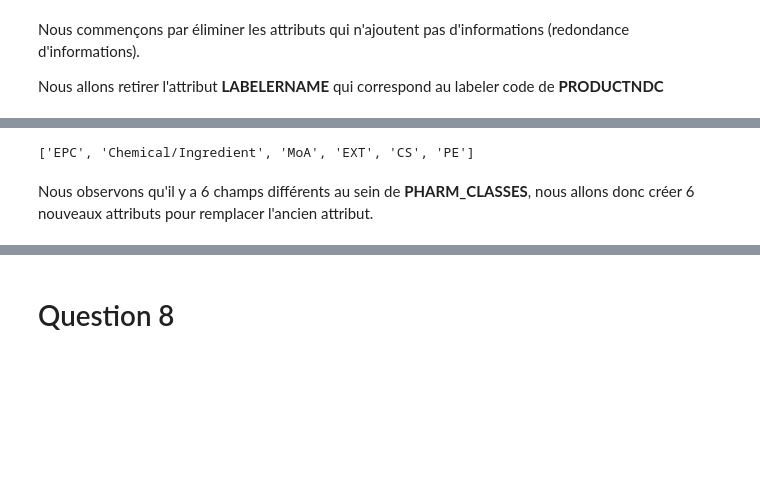
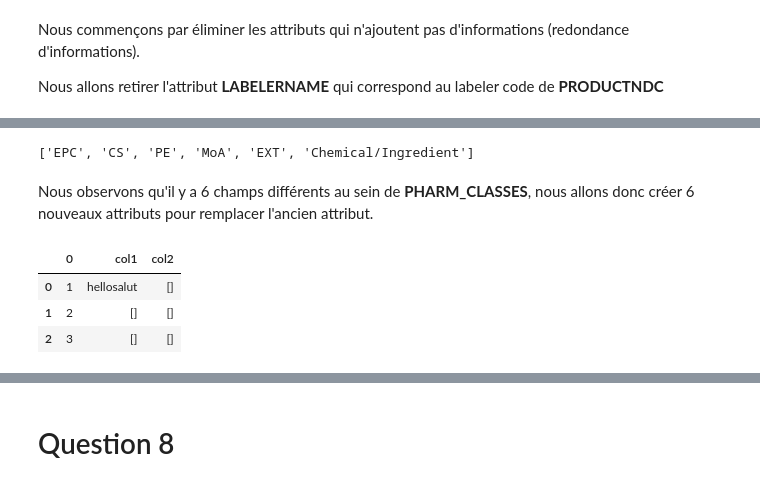
Before and after one commit to JamarcusBernard/tp2_ift870, a Jupyter notebook: tp2.ipynb, the cells around one changed output, grey strips where cells are left out. Cells and saved outputs as stored; diff of their text form; code cells hidden in the pictures; blank space fills up the shorter version.

```diff
--- a/tp2.ipynb
+++ b/tp2.ipynb
@@ -837,14 +836,42 @@ for index, row in pharmClassesNotNull.iterrows():
     for i in range (1,len(a)):
         arrayDifferentsFieldsPharmClasses.append(a[i].split(']')[0])
 
-print(list(set(arrayDifferentsFieldsPharmClasses)))
+attributesPharmClasses = list(set(arrayDifferentsFieldsPharmClasses))
+print(attributesPharmClasses)
 # %% [output]
-['EPC', 'Chemical/Ingredient', 'MoA', 'EXT', 'CS', 'PE']
+['EPC', 'CS', 'PE', 'MoA', 'EXT', 'Chemical/Ingredient']
 # %% [markdown]
 Nous observons qu'il y a 6 champs différents au sein de **PHARM_CLASSES**, nous allons donc créer 6 nouveaux attributs pour remplacer l'ancien attribut.
 # %%
-newAttributes = np.zeros([len(tableMerged),6])
-
+newAttributes = [[[] for ligne in range(len(tableMerged))] for col in range(6)]
 tableMerged[['PHARM_CLASSE_EPC', 'PHARM_CLASSE_EXT','PHARM_CLASSE_MoA','PHARM_CLASSE_CS','PHARM_CLASSE_PE','PHARM_CLASSE_Chemical/Ingredient']] = newAttributes
+# %%
+for index, row in pharmClassesNotNull.iterrows():
+    stringPharmClasse = row['PHARM_CLASSES']
+    a = stringPharmClasse.split(']')
+    for i in range (0,len(a)-1):
+        tableMerged.loc[index,'PHARM_CLASSE_'+a[i].split('[')[1]].append(a[i].split('[')[0].replace(',',''))
+    for j in attributesPharmClasses :
+        tableMerged.loc[index,'PHARM_CLASSE_'+j].sort()
+        tableMerged.loc[index,'PHARM_CLASSE_'+j] = ''.join(tableMerged.loc[index,'PHARM_CLASSE_'+j])
+# %%
+a = [1,2,3]
+df = pd.DataFrame(a)
+
+t = [[[] for i in range(3)] for j in range(2)]
+
+df[['col1', 'col2']] = t
+
+
+df.loc[0,'col1'].append("salut")
+df.loc[0, 'col1'].append("hello")
+df.loc[0, 'col1'].sort()
+df.loc[0, 'col1'] = ''.join(df.loc[0, 'col1'])
+df
+# %% [output]
+|  | 0 | col1 | col2 |
+| 0 | 1 | hellosalut | [] |
+| 1 | 2 | [] | [] |
+| 2 | 3 | [] | [] |
 # %%
 tableMerged.head()
```
Also changed, not shown: parts of 12 cells of this notebook.
